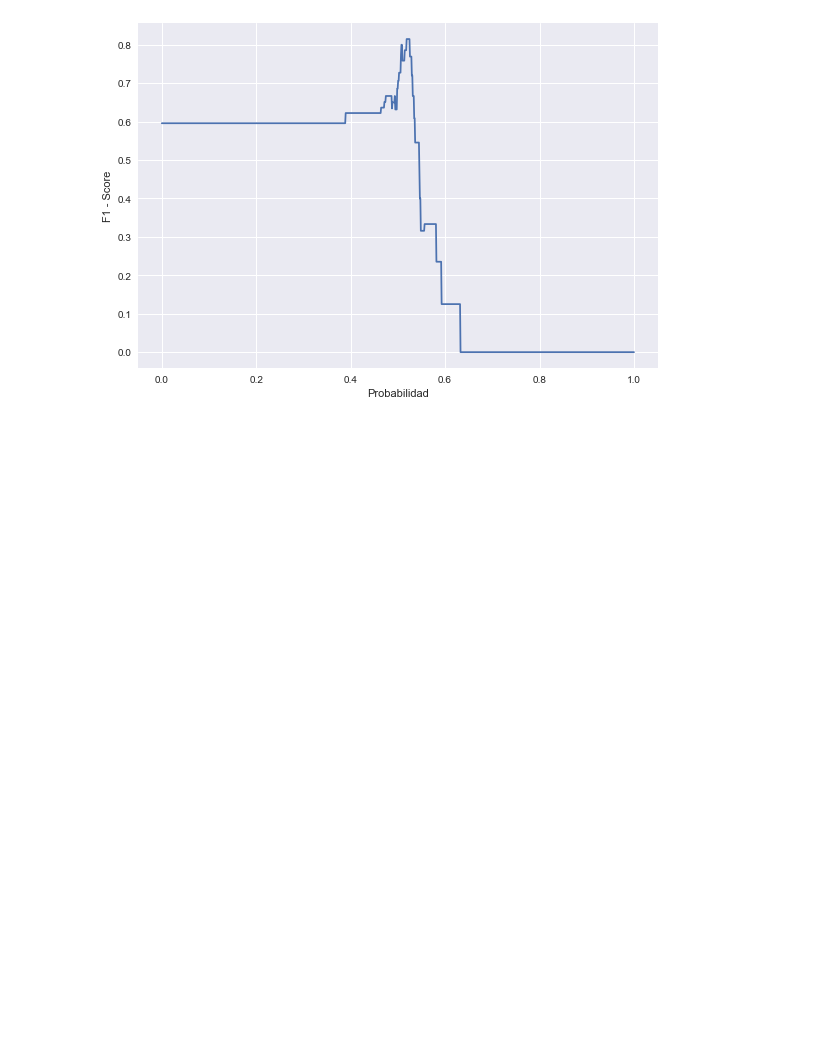
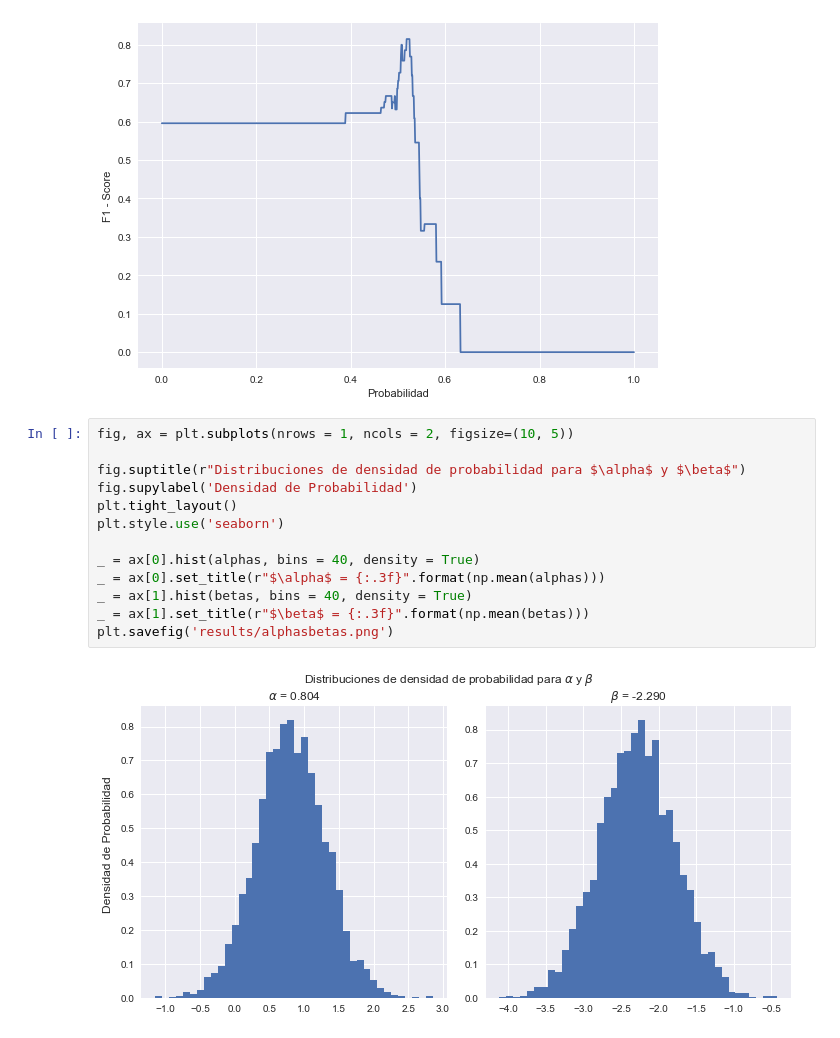
Before and after one commit to MiguelPerilla2233/Proyecto2, a Jupyter notebook: main.ipynb, the cells around one changed output. Cells and saved outputs as stored; diff of their text form; blank space fills up the shorter version.

```diff
--- a/main.ipynb
+++ b/main.ipynb
@@ -136,3 +150,18 @@ plt.tight_layout()
 plt.savefig('results/probability_f1score.png')
 # %% [output]
 [figure]
+# %%
+fig, ax = plt.subplots(nrows = 1, ncols = 2, figsize=(10, 5))
+
+fig.suptitle(r"Distribuciones de densidad de probabilidad para $\alpha$ y $\beta$")
+fig.supylabel('Densidad de Probabilidad')
+plt.tight_layout()
+plt.style.use('seaborn')
+
+_ = ax[0].hist(alphas, bins = 40, density = True)
+_ = ax[0].set_title(r"$\alpha$ = {:.3f}".format(np.mean(alphas)))
+_ = ax[1].hist(betas, bins = 40, density = True)
+_ = ax[1].set_title(r"$\beta$ = {:.3f}".format(np.mean(betas)))
+plt.savefig('results/alphasbetas.png')
+# %% [output]
+[figure, added]
```
Also changed, not shown: parts of 2 cells of this notebook.
